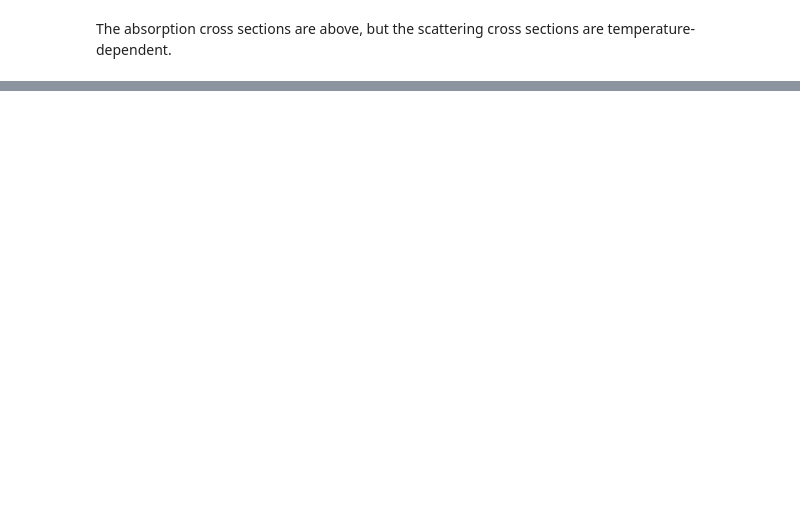
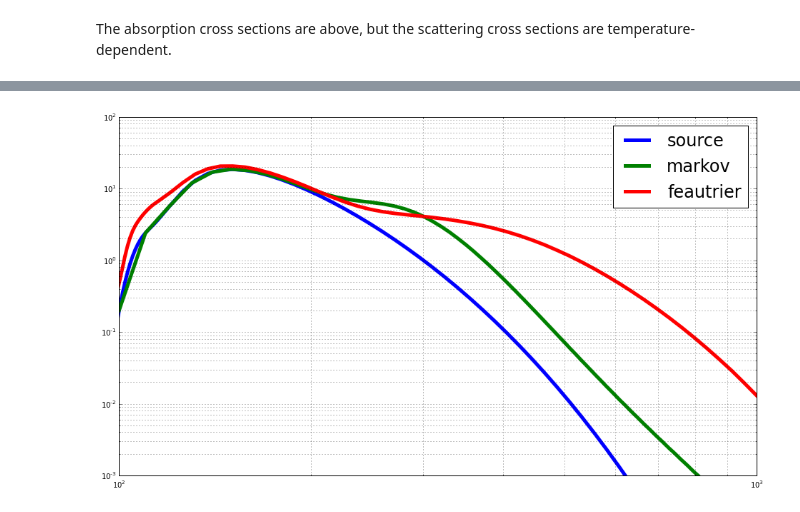
Before and after one commit to georgegeddes/mcrt, a Jupyter notebook: test_mcrt.ipynb, the cells around one changed output, grey strips where cells are left out. Cells and saved outputs as stored; diff of their text form; code cells hidden in the pictures; blank space fills up the shorter version.

```diff
--- a/test_mcrt.ipynb
+++ b/test_mcrt.ipynb
@@ -105,0 +128,2 @@ plt.colorbar();
+# %%
+atmosphere = mcrt.Atmosphere( msis_n['ALT'], angles, msis_n['Tn (K)'], msis_n, ionos_from_auric, viewing_angles )
@@ -105,0 +152,42 @@ plt.colorbar();
+# %%
+thin_lines = ! grep "O.*83[234] A.*initial.*" inputs/dayglo.ver
+thick_lines = ! grep "83[234].*final" inputs/dayglo.ver
+# %%
+feautrier = auric.retrieve( "dayglo.ver", features=thick_lines )
+sourcef = auric.retrieve( "dayglo.ver", features=thin_lines )
+S = scipy.interpolate.interp1d(sourcef['ALT'][::-1]*1e5, sourcef['O+hv 834 A (initial)'][::-1])
+z = sourcef['ALT']
+S0 = np.hstack( [ S(atmosphere.z) / 2 ]*2 )
+cdf = -scipy.integrate.cumtrapz(sourcef['O+hv 834 A (initial)'], sourcef['ALT'], initial=0)
+cdf = 1 - cdf / np.max(cdf)
+dcdf = cdf[1:]-cdf[:-1]
+dx = sourcef['ALT'][:-1] - sourcef['ALT'][1:]
+pdf = np.zeros_like(cdf)
+pdf[1:] = -dcdf/dx
+#plt.plot(sourcef['ALT'],cdf, sourcef['ALT'], pdf)
+
+#S0 = np.max(sourcef['O+hv 834 A (initial)'])/np.max(pdf) * pdf
+#S0_interp = scipy.interpolate.interp1d(sourcef['ALT'][::-1], S0[::-1], bounds_error=False, fill_value = 0)
+#y = S0_interp(atmosphere.z*1e-5)
+#S0 = np.hstack( [ y / 2 ] * 2 )
+SF = np.dot( S0, Mm )
+# print SF
+SF = SF.reshape( (2, len(SF)/2) )
+# print SF
+SF = np.sum(SF, axis=0)
+# print SF
+# %%
+lw=5
+plt.figure(figsize=(16,9))
+plt.plot( z, sourcef['O+hv 834 A (initial)'], label="source", lw=lw )
+plt.plot( atmosphere.z*1e-5, SF, label="markov", lw=lw  )
+# plt.plot( z, pdf, label='pdf' )
+plt.plot( feautrier["ALT"], feautrier["834 A (final)"], label="feautrier", lw=lw  )
+plt.yscale('log')
+plt.xscale('log')
+plt.xlim(100,1000)
+plt.ylim(1e-3, 1e2)
+plt.grid(b=True, which="both")
+plt.legend(fontsize=24, framealpha=1.0);
+# %% [output]
+[figure, added]
```
Also changed, not shown: parts of 45 cells of this notebook, 3 other files.
